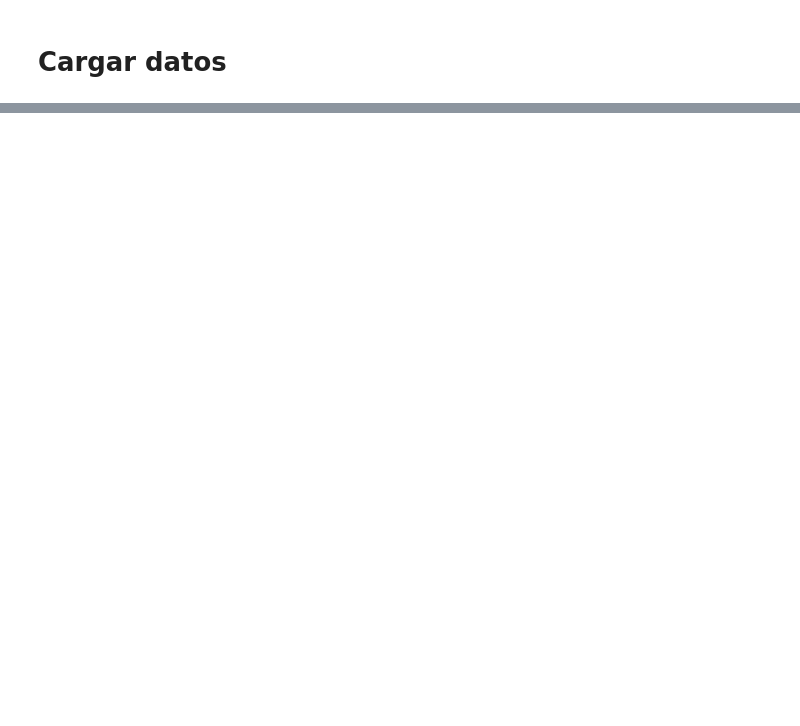
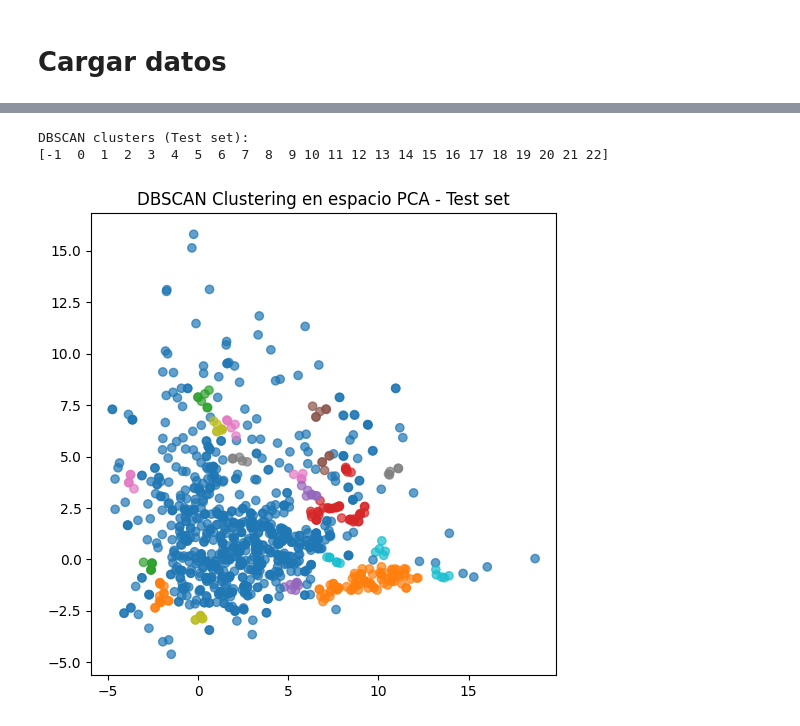
Before and after one commit to 1Enrique9/Ciencia-de-Datos, a Jupyter notebook: 7mo/Datos_Masivos_2/Tareas/T3/Codigo.ipynb, the cells around one changed output, grey strips where cells are left out. Cells and saved outputs as stored; diff of their text form; code cells hidden in the pictures; blank space fills up the shorter version.

```diff
--- a/7mo/Datos_Masivos_2/Tareas/T3/Codigo.ipynb
+++ b/7mo/Datos_Masivos_2/Tareas/T3/Codigo.ipynb
@@ -30,0 +249,22 @@ Total de imágenes cargadas: 1702
+# %%
+# -----------------------------
+# 4. Normalización conjunta
+# -----------------------------
+scaler = StandardScaler()
+X_train_scaled = scaler.fit_transform(X_train_all)
+X_test_scaled  = scaler.transform(X_test_all)
+
+# -----------------------------
+# 5. PCA/SVD/NMF (para visualización)
+# -----------------------------
+pca = PCA(n_components=2)
+X_train_pca = pca.fit_transform(X_train_scaled)
+X_test_pca  = pca.transform(X_test_scaled)
+
+svd = TruncatedSVD(n_components=2)
+X_train_svd = svd.fit_transform(X_train_scaled)
+X_test_svd  = svd.transform(X_test_scaled)
+
+nmf = NMF(n_components=2, init='random', random_state=42, max_iter=500)
+X_train_nmf = nmf.fit_transform(np.abs(X_train_scaled))
+X_test_nmf  = nmf.transform(np.abs(X_test_scaled))
@@ -30,0 +342,16 @@ Total de imágenes cargadas: 1702
+# %%
+dbscan = DBSCAN(eps=0.5, min_samples=5)  # Ajustar parámetros según dataset
+clusters = dbscan.fit_predict(X_test_pca)
+
+print("DBSCAN clusters (Test set):")
+print(np.unique(clusters))
+
+# Visualizar clusters DBSCAN
+plt.figure(figsize=(6,6))
+plt.scatter(X_test_pca[:,0], X_test_pca[:,1], c=clusters, cmap="tab10", alpha=0.7)
+plt.title("DBSCAN Clustering en espacio PCA - Test set")
+plt.show()
+# %% [output]
+DBSCAN clusters (Test set):
+[-1  0  1  2  3  4  5  6  7  8  9 10 11 12 13 14 15 16 17 18 19 20 21 22]
+[figure, added]
```
Also changed, not shown: parts of 14 cells of this notebook.
